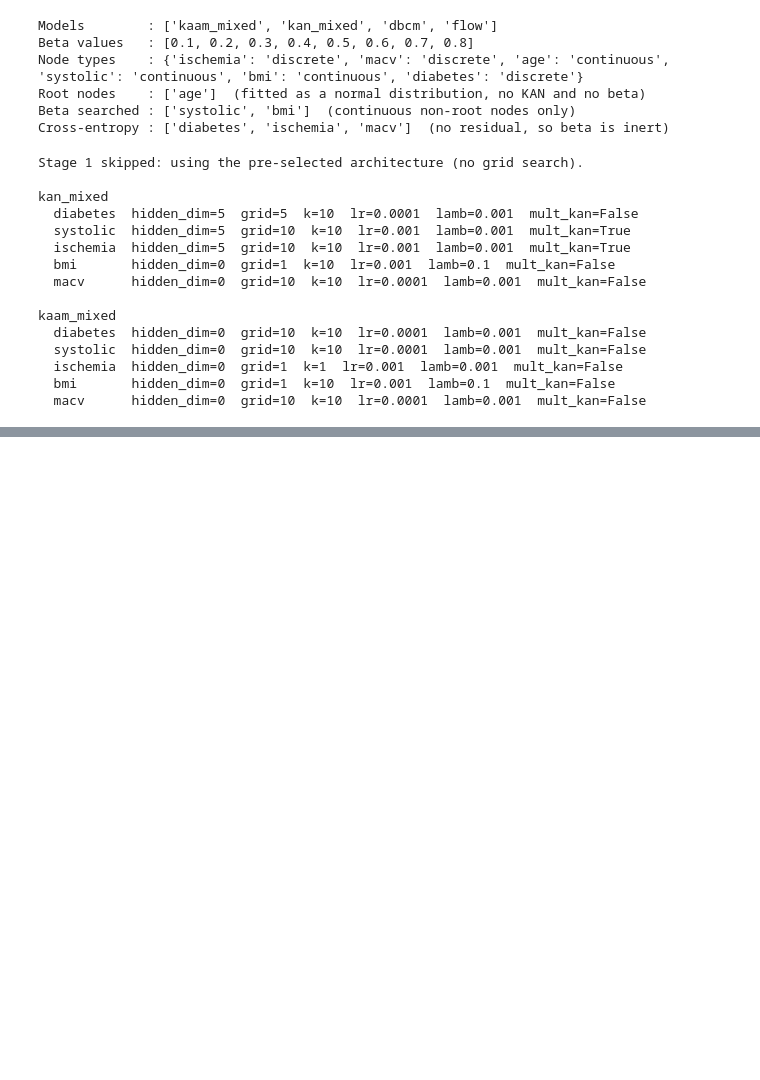
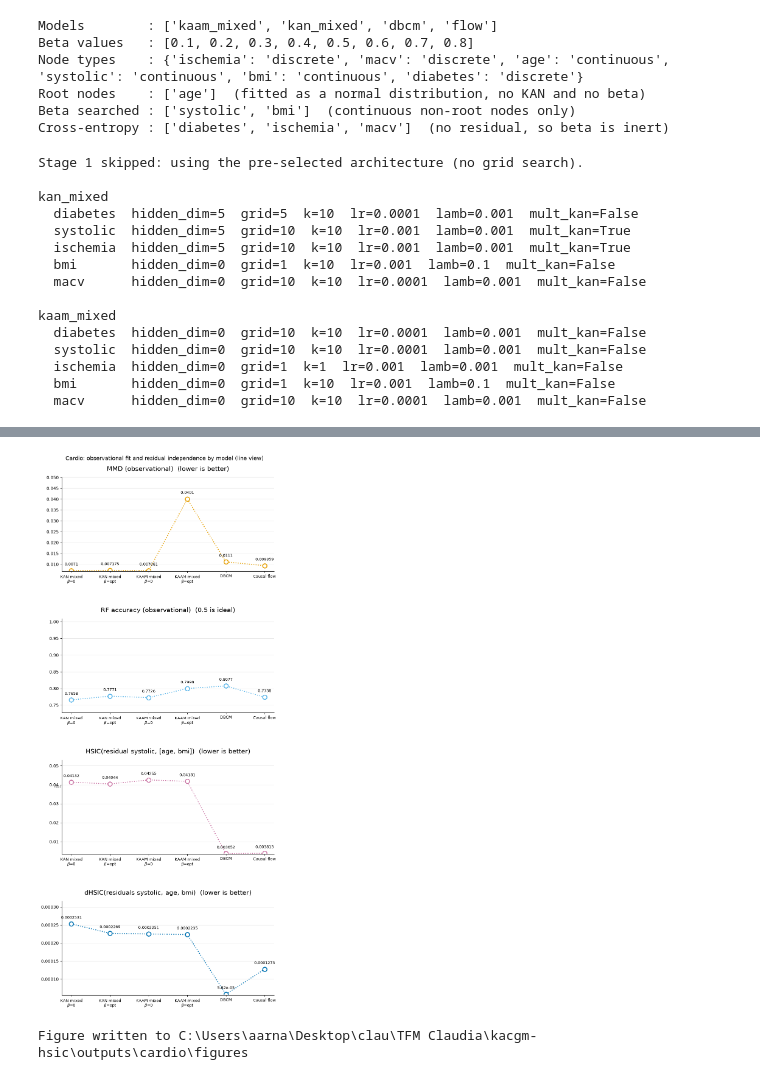
Before and after one commit to Claudia-Rodriguez2002/kacgm_hsic, a Jupyter notebook: notebooks/Experimento4 cardio/cardio_hsic.ipynb, the cells around one changed output, grey strips where cells are left out. Drawn from its saved outputs; the diff is of its cells as text; code cells hidden in the pictures; blank space fills up the shorter version.

Commit message:
cardio resultados finales

```diff
--- a/notebooks/Experimento4 cardio/cardio_hsic.ipynb
+++ b/notebooks/Experimento4 cardio/cardio_hsic.ipynb
@@ -522,0 +659,48 @@ print(f'\nFigure written to {figures_dir}')
+# %%
+# ============================================================== Metric comparison line chart
+# Same data as the bar chart above, but plotted as points connected by dotted lines instead.
+# One vertical subplot per metric, one point per model. Each metric uses a distinct color.
+
+metric_colors = ['#E69F00', '#56B4E9', '#CC79A7', '#0072B2']  # One color per metric
+
+fig, axs = plt.subplots(len(BAR_METRICS), 1, figsize=(9, 20), sharex=False)
+
+for ax, (metric, title, direction), color in zip(axs, BAR_METRICS, metric_colors):
+    values = bar_table[metric].to_numpy(dtype=float)
+    # Plot points connected by dotted lines
+    ax.plot(positions, values, color=color, linestyle=':', linewidth=2, marker='o',
+            markersize=10, markerfacecolor='white', markeredgewidth=2, markeredgecolor=color)
+
+    # Add value labels above each point, offset upward so they clear the markers
+    for pos, val in zip(positions, values):
+        if np.isfinite(val):
+            ax.annotate(f'{val:.4g}', (pos, val), ha='center', va='bottom', fontsize=9,
+                        xytext=(0, 10), textcoords='offset points')
+
+    if metric == 'rf_acc_obs_avg':
+        ax.axhline(0.5, color='0.35', ls='--', lw=1)
+        ax.text(-0.45, 0.5, 'real and generated indistinguishable', va='bottom', ha='left',
+                fontsize=8, color='0.35')
+
+    ax.set_title(f'{title}  ({direction})', fontsize=15, loc='center', pad=15)
+    # Extra headroom so the offset labels stay inside the frame
+    ax.set_ylim(float(np.nanmin(values)) * 0.95 if np.isfinite(values).any() else 0,
+                float(np.nanmax(values)) * 1.25 if np.isfinite(values).any() else 1)
+    ax.grid(axis='y', color='0.9', lw=0.8)
+    ax.set_axisbelow(True)
+    ax.spines[['top', 'right']].set_visible(False)
+    ax.set_xticks(positions)
+    ax.set_xticklabels(bar_labels, fontsize=9)
+
+fig.suptitle('Cardio: observational fit and residual independence by model (line view)', fontsize=13, y=0.995)
+fig.subplots_adjust(top=0.96, hspace=0.5)
+
+figures_dir = str(paths.figures)
+fig.savefig(os.path.join(figures_dir, 'cardio_metrics_lines.pdf'), bbox_inches='tight')
+fig.savefig(os.path.join(figures_dir, 'cardio_metrics_lines.png'), dpi=200, bbox_inches='tight')
+plt.show()
+
+print(f'\nFigure written to {figures_dir}')
+# %% [output]
+[figure, added]
+Figure written to C:\Users\aarna\Desktop\clau\TFM Claudia\kacgm-hsic\outputs\cardio\figures
```
Also changed, not shown: parts of 11 cells of this notebook, 56 other files.
